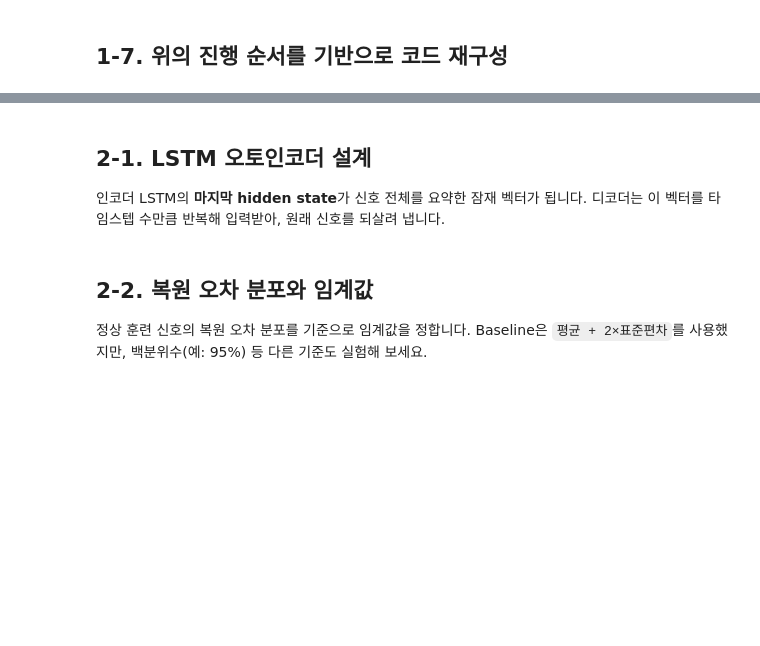
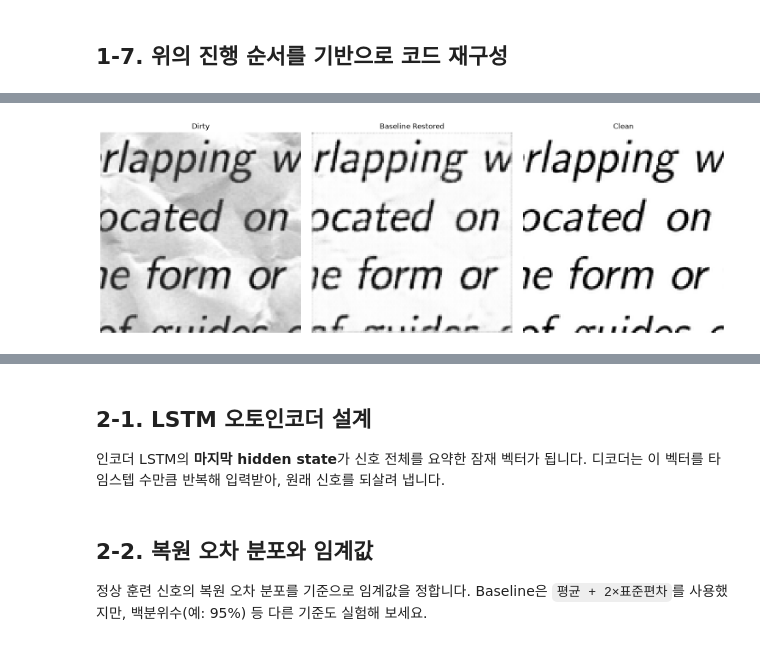
Before and after one commit to chaejeong0115/Missions_5_Kaggle_MNIST, a Jupyter notebook: Mission_5.ipynb, the cells around one changed output, grey strips where cells are left out. Cells and saved outputs as stored; diff of their text form; code cells hidden in the pictures; blank space fills up the shorter version.

```diff
--- a/Mission_5.ipynb
+++ b/Mission_5.ipynb
@@ -439,0 +1505,76 @@ PyTorch: 2.14.0 | device: cpu
+# %%
+# ------------------------------------------------------------
+# 2-1-10. Baseline 복원 결과 시각화
+# ------------------------------------------------------------
+
+
+# 배치 안에서 확인할 이미지 번호
+# 0은 현재 검증 배치의 첫 번째 이미지를 의미합니다.
+sample_index = 0
+
+
+# PyTorch Tensor를 Matplotlib에서 출력하기 위해
+# 연산 장치에서 CPU로 이동합니다.
+dirty_image = val_dirty[sample_index].detach().cpu()
+restored_image = val_restored[sample_index].detach().cpu()
+clean_image = val_clean[sample_index].detach().cpu()
+
+
+# Dirty, Restored, Clean 이미지를
+# 1행 3열로 나란히 출력합니다.
+fig, axes = plt.subplots(
+    1,
+    3,
+    figsize=(15, 5)
+)
+
+
+# ------------------------------------------------------------
+# 1. 손상 이미지
+# ------------------------------------------------------------
+
+axes[0].imshow(
+    dirty_image.squeeze(),
+    cmap="gray"
+)
+
+axes[0].set_title("Dirty")
+
+
+# ------------------------------------------------------------
+# 2. Baseline 모델의 복원 이미지
+# ------------------------------------------------------------
+
+axes[1].imshow(
+    restored_image.squeeze(),
+    cmap="gray"
+)
+
+axes[1].set_title("Baseline Restored")
+
+
+# ------------------------------------------------------------
+# 3. 깨끗한 정답 이미지
+# ------------------------------------------------------------
+
+axes[2].imshow(
+    clean_image.squeeze(),
+    cmap="gray"
+)
+
+axes[2].set_title("Clean")
+
+
+# 세 그래프의 좌표축과 눈금 제거
+for ax in axes:
+    ax.axis("off")
+
+
+# 그래프 간격 정리
+plt.tight_layout()
+
+
+# 이미지 출력
+plt.show()
+# %% [output]
+[figure, added]
```
Also changed, not shown: parts of 48 cells of this notebook.
